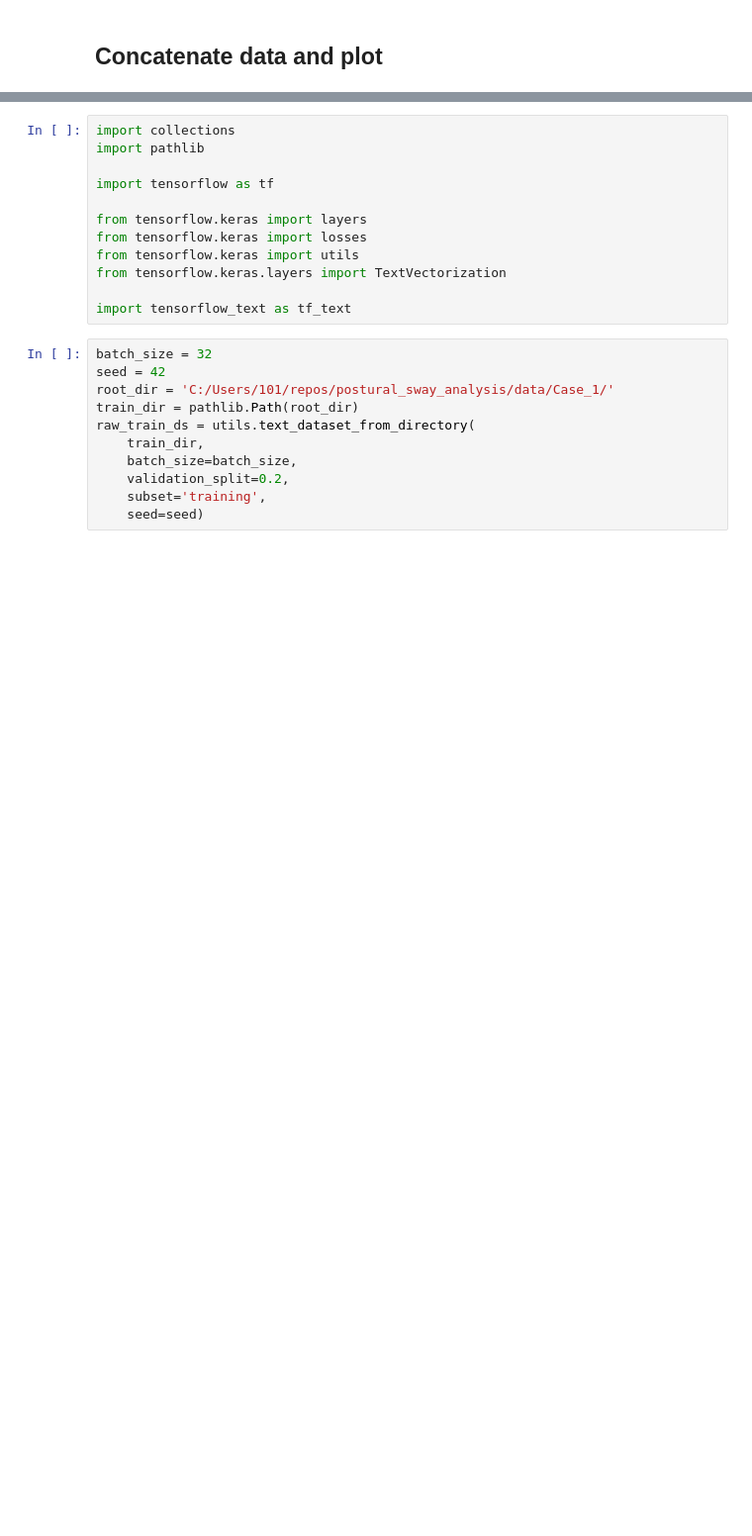
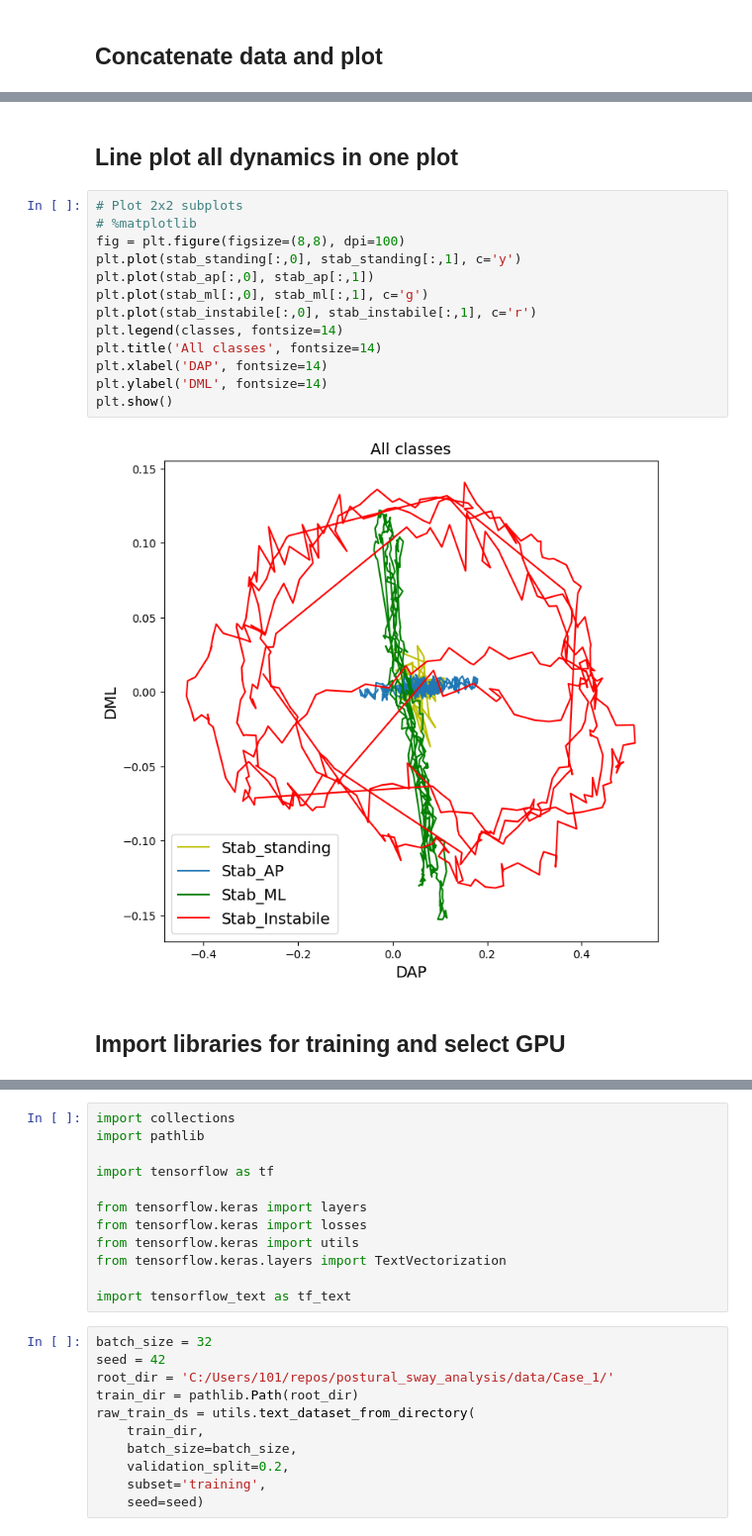
Before and after one commit to veysiadn/postural_sway_analysis, a Jupyter notebook: postural_sway_data_initial_analysis.ipynb, the cells around one changed output, grey strips where cells are left out. Shown at 99% size. Cells and saved outputs as stored; diff of their text form; blank space fills up the shorter version.

```diff
--- a/postural_sway_data_initial_analysis.ipynb
+++ b/postural_sway_data_initial_analysis.ipynb
@@ -218,0 +256,19 @@ libGL error: failed to load driver: swrast
+# %% [markdown]
+## Line plot all dynamics in one plot
+# %%
+# Plot 2x2 subplots
+# %matplotlib
+fig = plt.figure(figsize=(8,8), dpi=100)
+plt.plot(stab_standing[:,0], stab_standing[:,1], c='y')
+plt.plot(stab_ap[:,0], stab_ap[:,1])
+plt.plot(stab_ml[:,0], stab_ml[:,1], c='g')
+plt.plot(stab_instabile[:,0], stab_instabile[:,1], c='r')
+plt.legend(classes, fontsize=14)
+plt.title('All classes', fontsize=14)
+plt.xlabel('DAP', fontsize=14)
+plt.ylabel('DML', fontsize=14)
+plt.show()
+# %% [output]
+[figure, added]
+# %% [markdown]
+## Import libraries for training and select GPU
```
Also changed, not shown: parts of 22 cells of this notebook.
